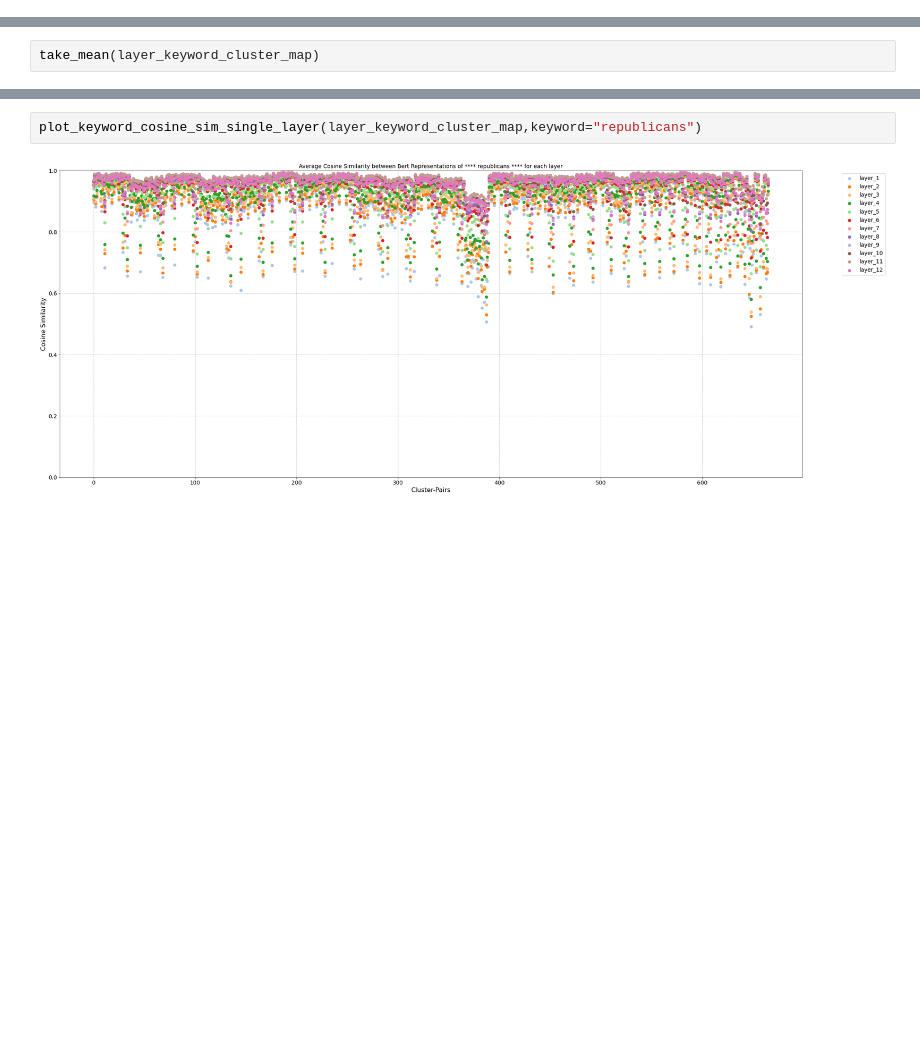
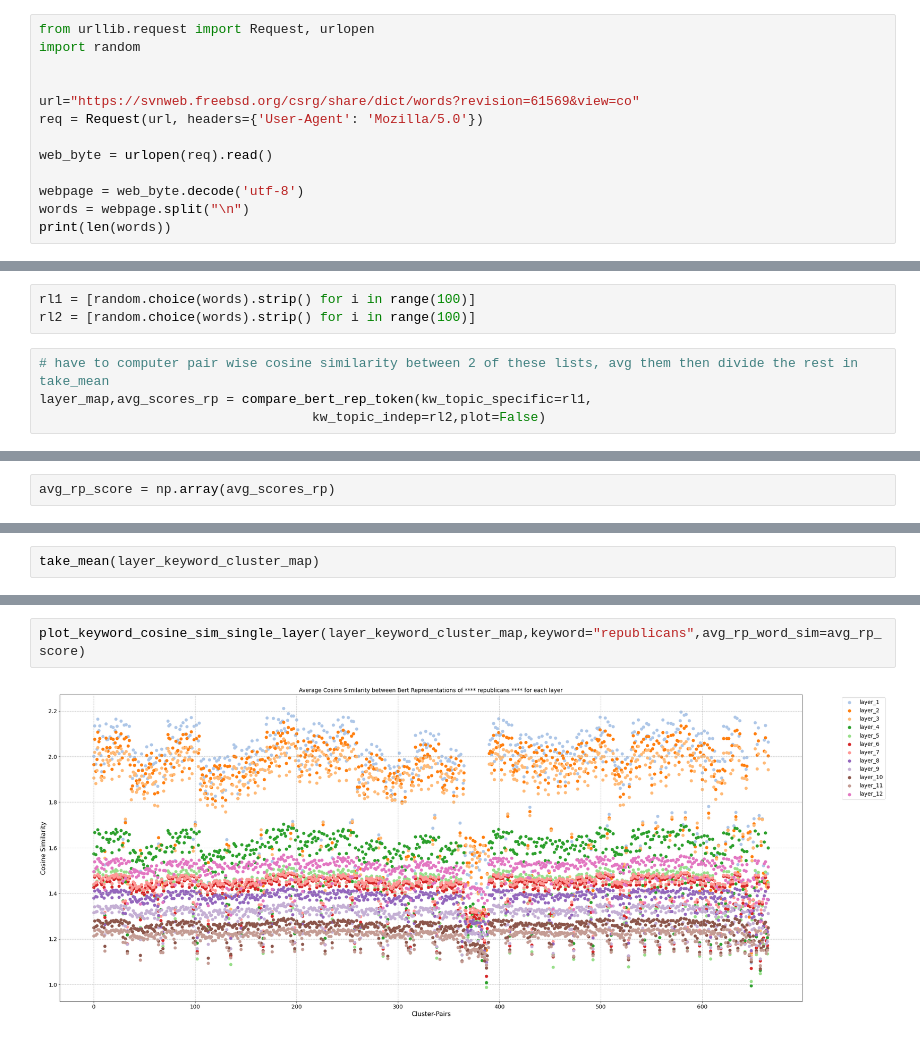
Before and after one commit to karthikshivaram24/Combatting-partisan-homogenization, a Jupyter notebook: bert_similarity_keywords_from_relevant_dataset.ipynb, the cells around one changed output, grey strips where cells are left out. Cells and saved outputs as stored; diff of their text form; blank space fills up the shorter version.

Commit message:
updated cosine_sim scores by normalizing

```diff
--- a/bert_similarity_keywords_from_relevant_dataset.ipynb
+++ b/bert_similarity_keywords_from_relevant_dataset.ipynb
@@ -338,3 +452,16 @@ liberal_keywords = ["donald", "republicans", "progressive"]
 
 # overlapping_liberal_keywords:
 #     pick top 50 from file
+# %%
+from urllib.request import Request, urlopen
+import random
+
+
+url="https://svnweb.freebsd.org/csrg/share/dict/words?revision=61569&view=co"
+req = Request(url, headers={'User-Agent': 'Mozilla/5.0'})
+
+web_byte = urlopen(req).read()
+
+webpage = web_byte.decode('utf-8')
+words = webpage.split("\n")
+print(len(words))
@@ -340,0 +470,7 @@ liberal_keywords = ["donald", "republicans", "progressive"]
+# %%
+rl1 = [random.choice(words).strip() for i in range(100)]
+rl2 = [random.choice(words).strip() for i in range(100)]
+# %%
+# have to computer pair wise cosine similarity between 2 of these lists, avg them then divide the rest in take_mean
+layer_map,avg_scores_rp = compare_bert_rep_token(kw_topic_specific=rl1,
+                                   kw_topic_indep=rl2,plot=False)
@@ -340,0 +496,2 @@ liberal_keywords = ["donald", "republicans", "progressive"]
+# %%
+avg_rp_score = np.array(avg_scores_rp)
@@ -480,5 +641,5 @@ plot_keyword_cosine_sim_single_layer(layer_keyword_cluster_map,keyword="donald")
 # %%
-plot_keyword_cosine_sim_single_layer(layer_keyword_cluster_map,keyword="republicans")
+plot_keyword_cosine_sim_single_layer(layer_keyword_cluster_map,keyword="republicans",avg_rp_word_sim=avg_rp_score)
 # %% [output]
-[figure, old version]
+[figure, new version]
 # %%
```
Also changed, not shown: parts of 21 cells of this notebook.
